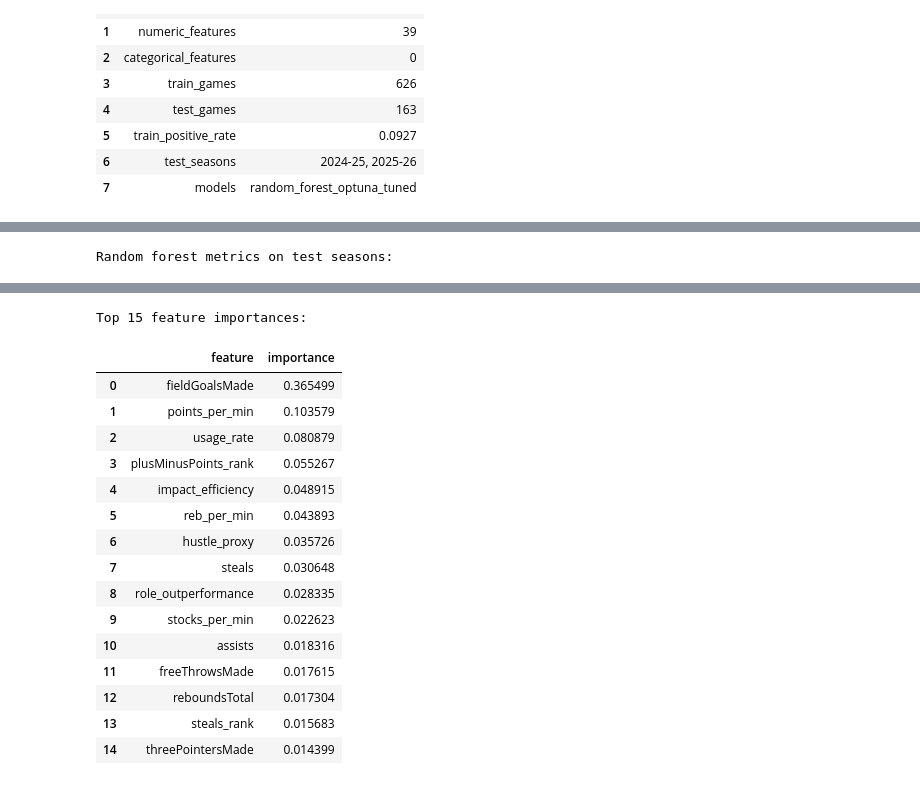
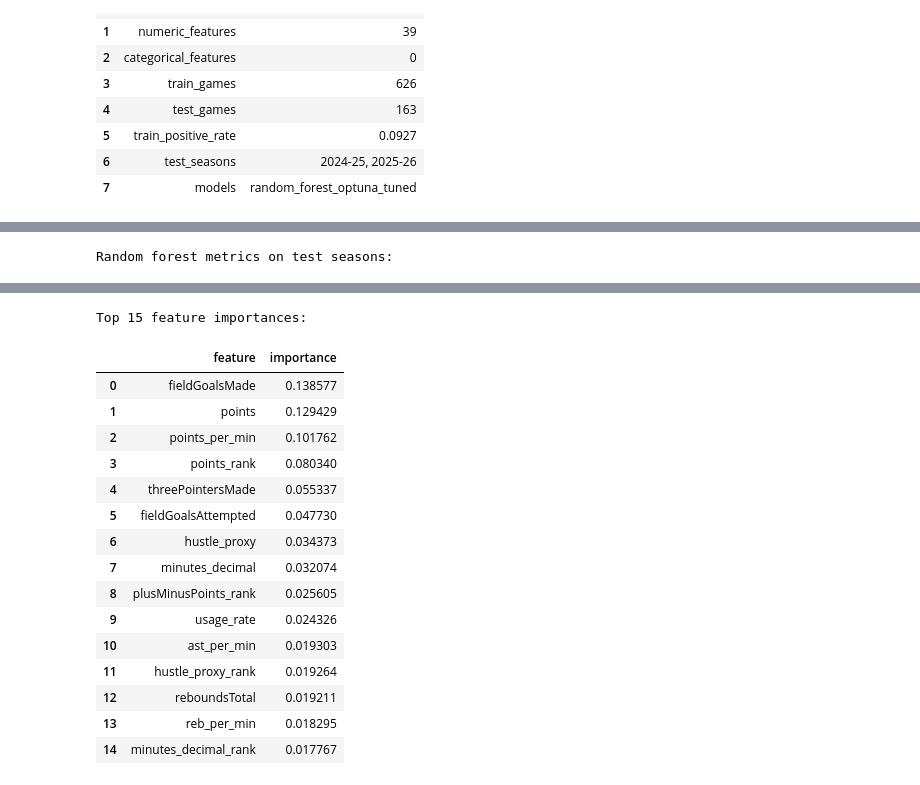
Before and after one commit to Tttaussig33/tommy-award-analysis, a Jupyter notebook: default_random_forest_classifier.ipynb, the cells around one changed output, grey strips where cells are left out. Cells and saved outputs as stored; diff of their text form; code cells hidden in the pictures.

Commit message:
Set seed for random forest

```diff
--- a/default_random_forest_classifier.ipynb
+++ b/default_random_forest_classifier.ipynb
@@ -180,11 +187,14 @@ display(summary_df)
 | 7 | models | random_forest_optuna_tuned |
 # %%
 import optuna
+from optuna.pruners import MedianPruner
+from optuna.samplers import TPESampler
 from sklearn.ensemble import RandomForestClassifier
 from sklearn.metrics import average_precision_score, f1_score, precision_score, recall_score
 
-OPTUNA_TRIALS = 40
-RANDOM_STATE = 42
+OPTUNA_TRIALS = 25
+OPTUNA_TIMEOUT_SECONDS = 300
+RANDOM_STATE = SEED
 
 
 def sort_seasons(seasons: list[str]) -> list[str]:
@@ -193,7 +203,8 @@ def sort_seasons(seasons: list[str]) -> list[str]:
 
 def score_game_top1(scored: pd.DataFrame) -> float:
     winner_idx_local = scored.groupby(game_id_col)["pred_prob"].idxmax()
-    return float(scored.loc[winner_idx_local, target_col].mean())
+    score = float(scored.loc[winner_idx_local, target_col].mean())
+    return 0.0 if pd.isna(score) else score
 
 
 # Temporal validation split inside training data:
@@ -207,24 +218,20 @@ val_season = train_seasons[-1]
 inner_train_df = train_df[train_df["season"].isin(train_seasons[:-1])].copy()
 val_df = train_df[train_df["season"] == val_season].copy()
 
-X_inner_train = inner_train_df[numeric_feature_cols]
+X_inner_train = inner_train_df[numeric_feature_cols].fillna(inner_train_df[numeric_feature_cols].median())
 y_inner_train = inner_train_df[target_col].astype(int)
-X_val = val_df[numeric_feature_cols]
+X_val = val_df[numeric_feature_cols].fillna(inner_train_df[numeric_feature_cols].median())
 
 
 def objective(trial: optuna.trial.Trial) -> float:
     bootstrap = trial.suggest_categorical("bootstrap", [True, False])
-    max_samples = (
-        trial.suggest_float("max_samples", 0.5, 1.0)
-        if bootstrap
-        else None
-    )
+    max_samples = trial.suggest_float("max_samples", 0.5, 1.0) if bootstrap else None
 
     params = {
-        "n_estimators": trial.suggest_int("n_estimators", 150, 800),
-        "max_depth": trial.suggest_int("max_depth", 4, 24),
-        "min_samples_split": trial.suggest_int("min_samples_split", 2, 100),
-        "min_samples_leaf": trial.suggest_int("min_samples_leaf", 1, 40),
+        "n_estimators": trial.suggest_int("n_estimators", 150, 500),
+        "max_depth": trial.suggest_int("max_depth", 4, 20),
+        "min_samples_split": trial.suggest_int("min_samples_split", 2, 80),
+        "min_samples_leaf": trial.suggest_int("min_samples_leaf", 1, 30),
         "max_features": trial.suggest_categorical("max_features", ["sqrt", "log2", None]),
         "bootstrap": bootstrap,
         "max_samples": max_samples,
@@ -232,16 +239,27 @@ def objective(trial: optuna.trial.Trial) -> float:
         "n_jobs": -1,
     }
 
-    candidate = RandomForestClassifier(**params)
-    candidate.fit(X_inner_train, y_inner_train)
+    try:
+        candidate = RandomForestClassifier(**params)
+        candidate.fit(X_inner_train, y_inner_train)
 
-    val_scored = val_df.copy()
-    val_scored["pred_prob"] = candidate.predict_proba(X_val)[:, 1]
-    return score_game_top1(val_scored)
+        val_scored = val_df.copy()
+        val_scored["pred_prob"] = candidate.predict_proba(X_val)[:, 1]
+        return score_game_top1(val_scored)
+    except ValueError:
+        return 0.0
 
 
-study = optuna.create_study(direction="maximize")
-study.optimize(objective, n_trials=OPTUNA_TRIALS)
+sampler = TPESampler(seed=RANDOM_STATE)
+pruner = MedianPruner(n_startup_trials=5)
+study = optuna.create_study(direction="maximize", sampler=sampler, pruner=pruner)
+study.optimize(
+    objective,
+    n_trials=OPTUNA_TRIALS,
+    timeout=OPTUNA_TIMEOUT_SECONDS,
+    gc_after_trial=True,
+    show_progress_bar=True,
+)
 
 best_rf_params = {
     **study.best_params,
@@ -254,11 +272,11 @@ if not best_rf_params.get("bootstrap", True):
     best_rf_params["max_samples"] = None
 
 model = RandomForestClassifier(**best_rf_params)
-model.fit(X_train, y_train)
+model.fit(X_train.fillna(X_train.median()), y_train)
 
 # Score rows and convert probabilities to one predicted winner per game (top-1).
 scored_df = test_df.copy()
-scored_df["pred_prob"] = model.predict_proba(X_test)[:, 1]
+scored_df["pred_prob"] = model.predict_proba(X_test.fillna(X_train.median()))[:, 1]
 winner_idx = scored_df.groupby(game_id_col)["pred_prob"].idxmax()
 y_pred_top1 = pd.Series(0, index=scored_df.index, dtype=int)
 y_pred_top1.loc[winner_idx] = 1
@@ -318,20 +335,20 @@ Random forest metrics on test seasons:
 Top 15 feature importances:
 |  | feature | importance |
-| 0 | fieldGoalsMade | 0.365499 |
-| 1 | points_per_min | 0.103579 |
-| 2 | usage_rate | 0.080879 |
-| 3 | plusMinusPoints_rank | 0.055267 |
-| 4 | impact_efficiency | 0.048915 |
-| 5 | reb_per_min | 0.043893 |
-| 6 | hustle_proxy | 0.035726 |
-| 7 | steals | 0.030648 |
-| 8 | role_outperformance | 0.028335 |
-| 9 | stocks_per_min | 0.022623 |
-| 10 | assists | 0.018316 |
-| 11 | freeThrowsMade | 0.017615 |
-| 12 | reboundsTotal | 0.017304 |
-| 13 | steals_rank | 0.015683 |
-| 14 | threePointersMade | 0.014399 |
+| 0 | fieldGoalsMade | 0.138577 |
+| 1 | points | 0.129429 |
+| 2 | points_per_min | 0.101762 |
+| 3 | points_rank | 0.080340 |
+| 4 | threePointersMade | 0.055337 |
+| 5 | fieldGoalsAttempted | 0.047730 |
+| 6 | hustle_proxy | 0.034373 |
+| 7 | minutes_decimal | 0.032074 |
+| 8 | plusMinusPoints_rank | 0.025605 |
+| 9 | usage_rate | 0.024326 |
+| 10 | ast_per_min | 0.019303 |
+| 11 | hustle_proxy_rank | 0.019264 |
+| 12 | reboundsTotal | 0.019211 |
+| 13 | reb_per_min | 0.018295 |
+| 14 | minutes_decimal_rank | 0.017767 |
 # %%
 from sklearn.metrics import confusion_matrix
 import matplotlib.pyplot as plt
```
Also changed, not shown: parts of 4 cells of this notebook.
